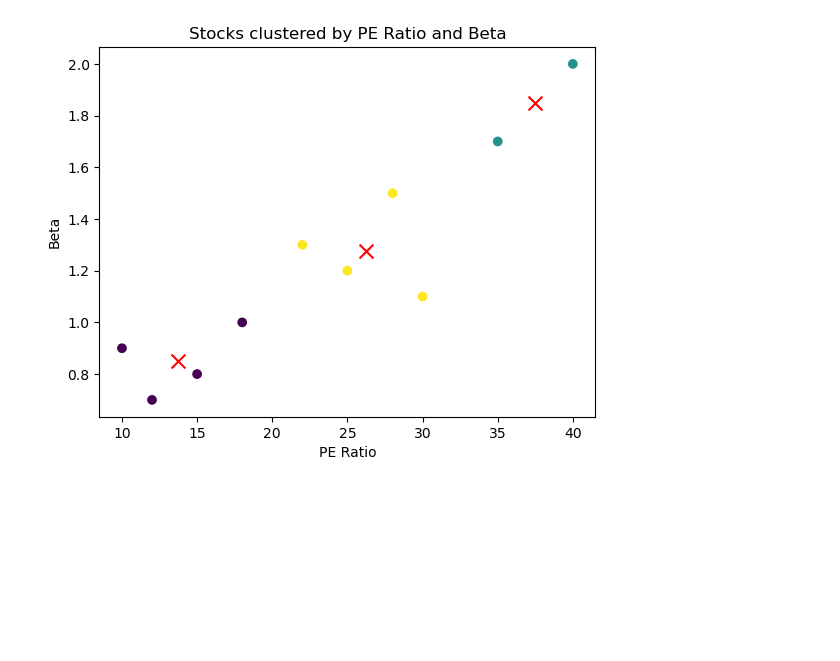
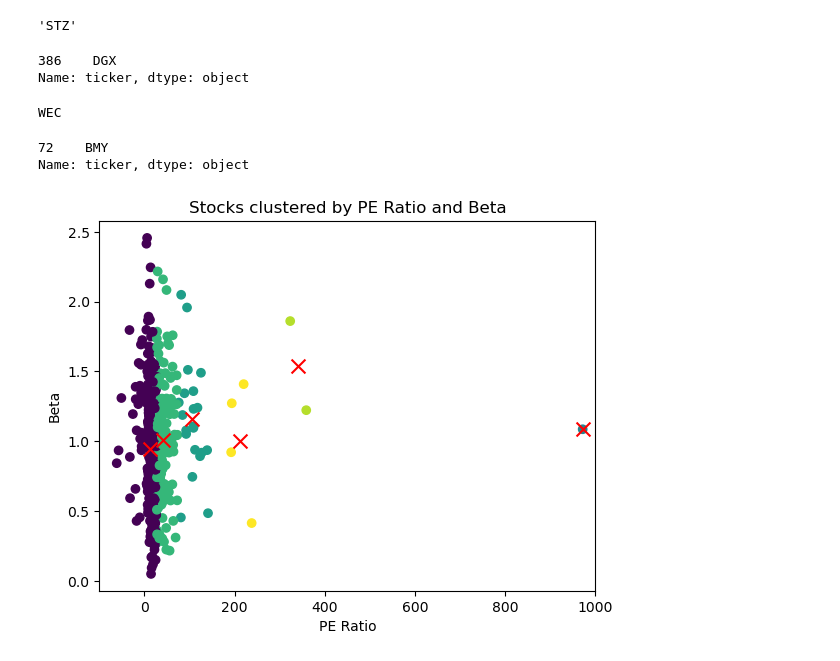
Before and after one commit to Benler123/HacklyticsBackend, a Jupyter notebook: cluster.ipynb, the cells around one changed output. Drawn from its saved outputs; the diff is of its cells as text; code cells hidden in the pictures; blank space fills up the shorter version.

Commit message:
add matching

```diff
--- a/cluster.ipynb
+++ b/cluster.ipynb
@@ -62,28 +107,68 @@ BJDXidk
+# %%
+cold_start(df)
+# %% [output]
+'STZ'
+# %%
+def recommend_stocks(stock_id, stocks_df, seen, top_n=3, sector_penalty=10, min_distance=0):
+    # Extract the feature vector and sector for the chosen stock
+    chosen_stock_features = stocks_df.loc[stocks_df['ticker'] == stock_id, ['Beta', 'PE']].values[0]
+    chosen_stock_sector = stocks_df.loc[stocks_df['ticker'] == stock_id, 'Sector'].values[0]
+
+    # Calculate the distance between the chosen stock and all others, including sector penalty
+    def adjusted_distance(row):
+        # Basic Euclidean distance for Beta and PE
+        distance = euclidean(chosen_stock_features, [row['Beta'], row['PE']])
+        # Apply penalty if sectors match
+        if row['Sector'] == chosen_stock_sector:
+            distance += sector_penalty
+        return distance
+
+    distances = stocks_df.apply(adjusted_distance, axis=1)
+    filtered_stocks_df = stocks_df[~stocks_df['ticker'].isin(seen)]
+
+    # Apply minimum distance filtering on the remaining stocks
+    filtered_distances = distances[filtered_stocks_df.index]
+    filtered_distances = filtered_distances[distances > min_distance]
+
+    # Get the top_n closest stocks, adjusted for sector penalty
+    recommended_indices = np.argsort(filtered_distances)[1:top_n+1]  # Exclude the first one (itself)
+    recommended_stocks = stocks_df.iloc[recommended_indices]
+    return recommended_stocks['ticker']
+
+
+recommend_stocks('FLT', df, set(["AAPL", "MSFT"]) , 1, 0.1, 0.2)
+# %% [output]
+386    DGX
+Name: ticker, dtype: object
+# %%
+start = cold_start(df)
+print(start)
+recommend_stocks(start, df, set() ,1, 0.1, 0)
+# %% [output]
+WEC
+72    BMY
+Name: ticker, dtype: object
 # %%
 # Example dataset: [PE ratio, Beta]
-X = np.array([
-    [25, 1.2], [30, 1.1], [10, 0.9], [22, 1.3],
-    [35, 1.7], [15, 0.8], [28, 1.5], [18, 1.0],
-    [40, 2.0], [12, 0.7]
-])
 
 # Step 3: Apply K-Means Clustering
 # Let's choose 3 clusters for demonstration
-kmeans = KMeans(n_clusters=3, random_state=42)
+kmeans = KMeans(n_clusters=10, random_state=42)
 kmeans.fit(X)
 
 # Cluster labels for each point
 labels = kmeans.labels_
 
 # Centroids of the clusters
 centroids = kmeans.cluster_centers_
 
 # Plotting the results
 plt.scatter(X[:, 0], X[:, 1], c=labels, cmap='viridis', marker='o')
 plt.scatter(centroids[:, 0], centroids[:, 1], c='red', marker='x', s=100)
 plt.title('Stocks clustered by PE Ratio and Beta')
 plt.xlabel('PE Ratio')
+plt.xlim([-100, 1000])
 plt.ylabel('Beta')
 plt.show()
 # %% [output]
-[figure, old version]
+[figure, new version]
```
Also changed, not shown: parts of 9 cells of this notebook, 1 other file.
